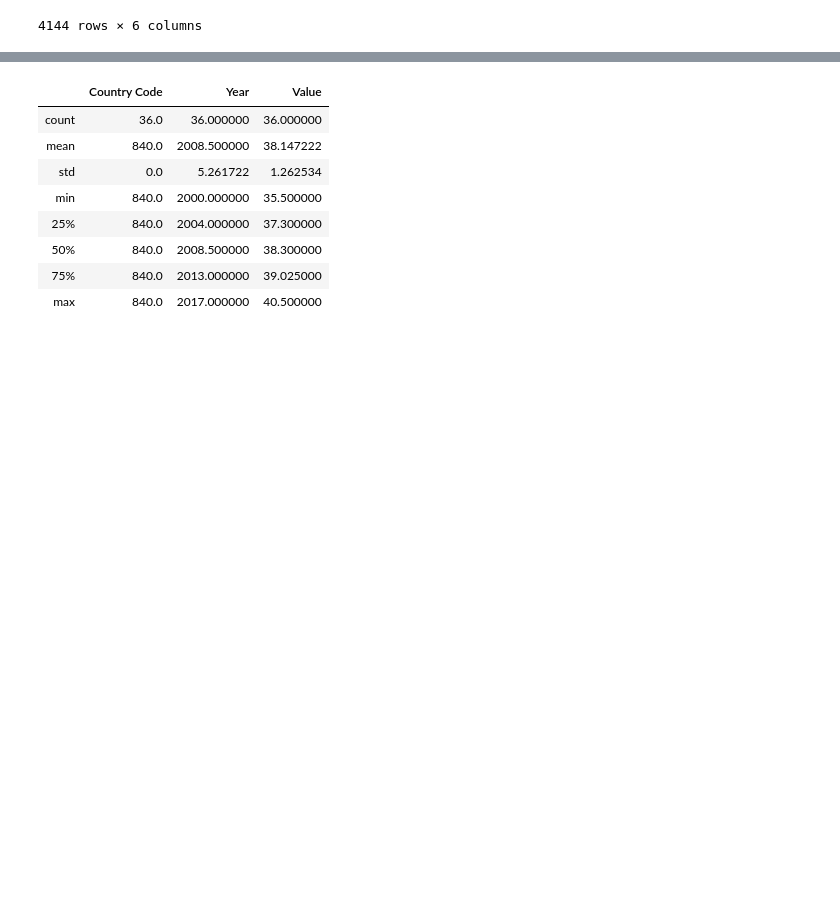
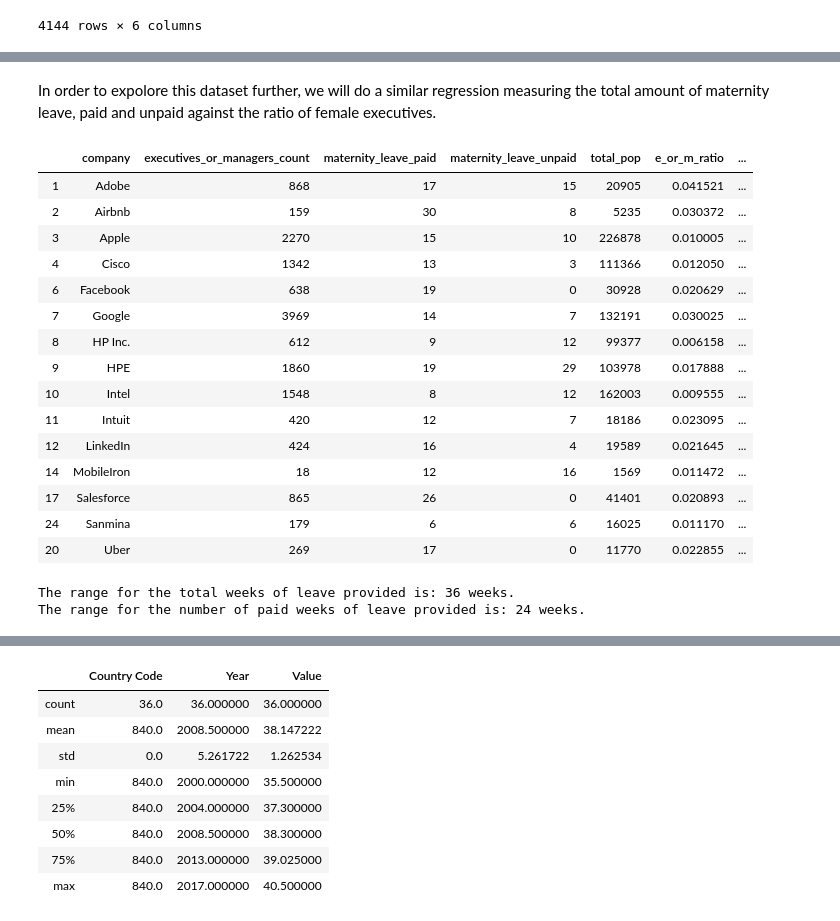
Before and after one commit to anjaliramesh42243/An-Exploratory-Data-Analysis-of-Women-in-the-Workforce, a Jupyter notebook: MaternityLeave.ipynb, the cells around one changed output, grey strips where cells are left out. Cells and saved outputs as stored; diff of their text form; code cells hidden in the pictures; blank space fills up the shorter version.

```diff
--- a/MaternityLeave.ipynb
+++ b/MaternityLeave.ipynb
@@ -488,0 +608,30 @@ df_num_managers
+# %% [markdown]
+In order to expolore this dataset further, we will do a similar regression measuring the total amount of maternity leave, paid and unpaid against the ratio of female executives.
+# %%
+df_num_managers['total_leave'] = df_num_managers['maternity_leave_paid'] + df_num_managers['maternity_leave_unpaid']
+df_num_managers
+# %% [output]
+|  | company | executives_or_managers_count | maternity_leave_paid | maternity_leave_unpaid | total_pop | e_or_m_ratio | ... |
+| 1 | Adobe | 868 | 17 | 15 | 20905 | 0.041521 | ... |
+| 2 | Airbnb | 159 | 30 | 8 | 5235 | 0.030372 | ... |
+| 3 | Apple | 2270 | 15 | 10 | 226878 | 0.010005 | ... |
+| 4 | Cisco | 1342 | 13 | 3 | 111366 | 0.012050 | ... |
+| 6 | Facebook | 638 | 19 | 0 | 30928 | 0.020629 | ... |
+| 7 | Google | 3969 | 14 | 7 | 132191 | 0.030025 | ... |
+| 8 | HP Inc. | 612 | 9 | 12 | 99377 | 0.006158 | ... |
+| 9 | HPE | 1860 | 19 | 29 | 103978 | 0.017888 | ... |
+| 10 | Intel | 1548 | 8 | 12 | 162003 | 0.009555 | ... |
+| 11 | Intuit | 420 | 12 | 7 | 18186 | 0.023095 | ... |
+| 12 | LinkedIn | 424 | 16 | 4 | 19589 | 0.021645 | ... |
+| 14 | MobileIron | 18 | 12 | 16 | 1569 | 0.011472 | ... |
+| 17 | Salesforce | 865 | 26 | 0 | 41401 | 0.020893 | ... |
+| 24 | Sanmina | 179 | 6 | 6 | 16025 | 0.011170 | ... |
+| 20 | Uber | 269 | 17 | 0 | 11770 | 0.022855 | ... |
+# %%
+r_total = df_num_managers['total_leave'].max() - df_num_managers['total_leave'].min()
+print("The range for the total weeks of leave provided is: " + str(r_total) + " weeks.")
+r_paid = df_num_managers['maternity_leave_paid'].max() - df_num_managers['maternity_leave_paid'].min()
+print("The range for the number of paid weeks of leave provided is: " + str(r_paid) + " weeks.")
+# %% [output]
+The range for the total weeks of leave provided is: 36 weeks.
+The range for the number of paid weeks of leave provided is: 24 weeks.
```
Also changed, not shown: parts of 9 cells of this notebook.
